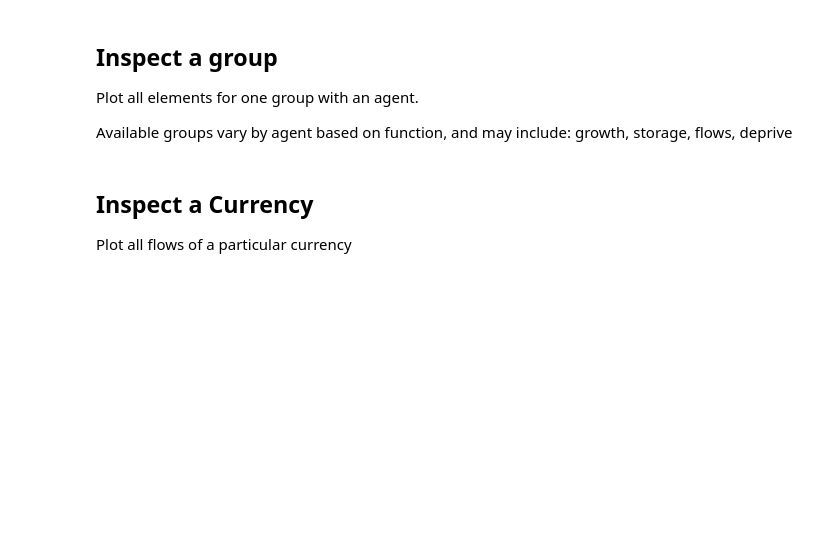
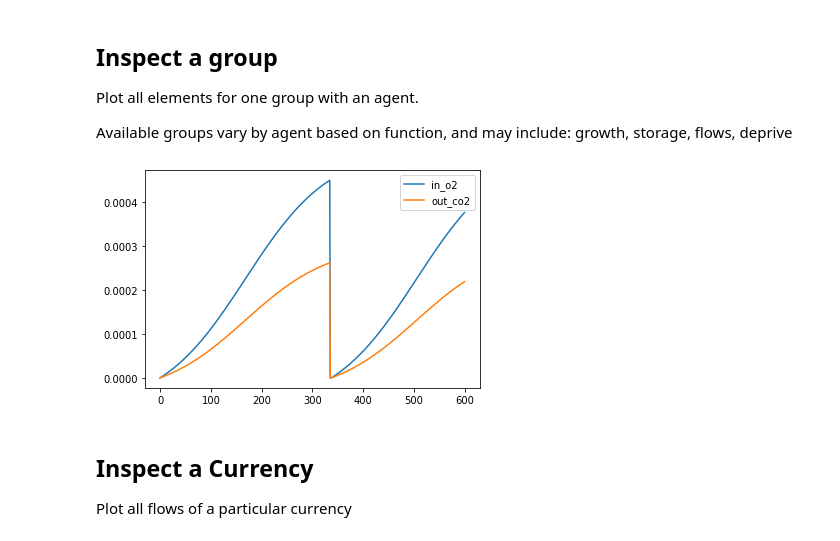
Before and after one commit to overthesun/simoc, a Jupyter notebook: Mushroom Test.ipynb, the cells around one changed output. Drawn from its saved outputs; the diff is of its cells as text; code cells hidden in the pictures; blank space fills up the shorter version.

```diff
--- a/Mushroom Test.ipynb
+++ b/Mushroom Test.ipynb
@@ -289,29 +272,15 @@ Plot all elements for one group with an agent.
 
 Available groups vary by agent based on function, and may include: growth, storage, flows, deprive
 # %%
-import matplotlib.pyplot as plt
+from agent_model.util import plot_agent
 
-# A helper function to plot all elements in a group.
-def plot_group(group, exclude=[], i=None, j=None):
-    plt.figure(figsize=(12,6))
-    length = len(next(iter(group.values())))
-    i = i if i else 0
-    j = j if j else length-1
-    steps = [i for i in range(j-i)]
-    for currency, values in group.items():
-        if sum(values) == 0 or currency in exclude:
-            continue
-        plt.plot(steps, values[i:j], label=currency)
-    plt.legend()
-    plt.show()
-
-# Uncomment lines below to see the results:
-
-plot_group(data['mushroom']['flows'], exclude=['biomass','inedible_biomass','mushroom','mushroom_sms'])
+plot_agent(data, 'mushroom', 'flows', exclude=['biomass','inedible_biomass','mushroom','mushroom_sms'])
 # plot_group(data['mushroom']['flows'], j=719)
 # plot_group(data['mushroom']['growth'], exclude=['agent_step_num'])
 # print(data.keys())
 # print(data['mushroom'].keys())
+# %% [output]
+[figure, added]
 # %% [markdown]
 ## Inspect a Currency
 Plot all flows of a particular currency
```
Also changed, not shown: parts of 5 cells of this notebook, 1 other file.
